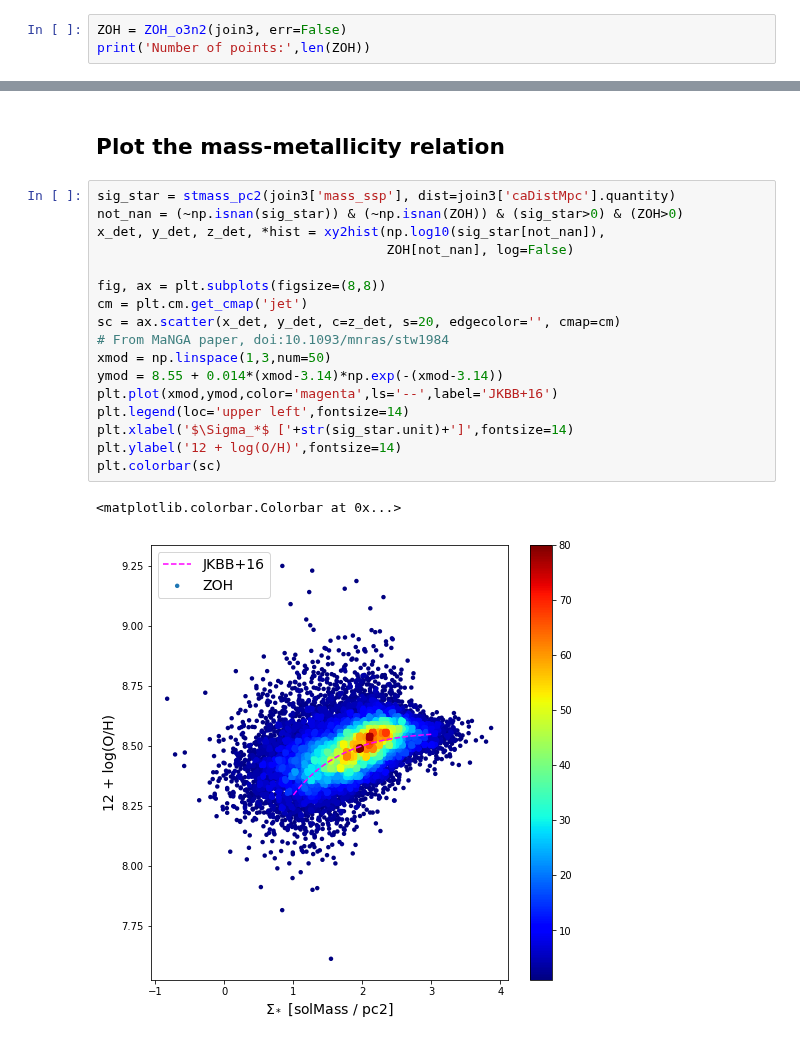
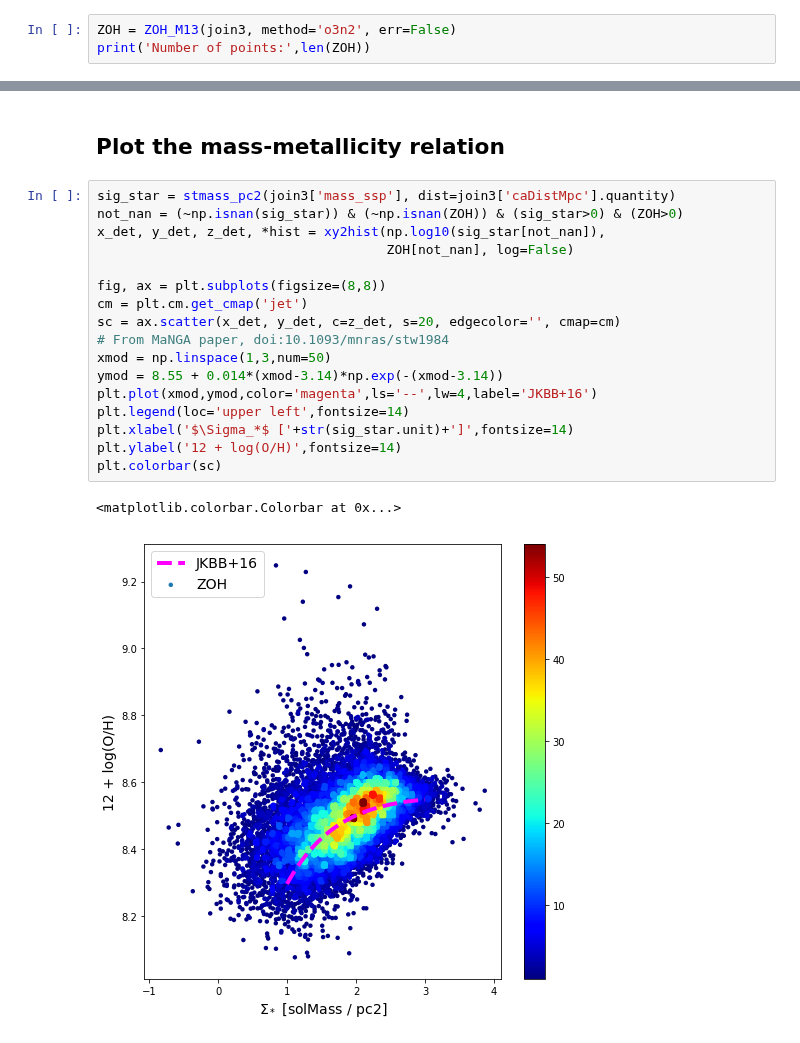
Before and after one commit to tonywong94/edge_pydb, a Jupyter notebook: demo_notebk/Mass-metallicity.ipynb, the cells around one changed output, grey strips where cells are left out. Saved outputs shown, nothing was run; the diff lists cells and outputs as text.

```diff
--- a/demo_notebk/Mass-metallicity.ipynb
+++ b/demo_notebk/Mass-metallicity.ipynb
@@ -63,5 +65,5 @@ print(join3.colnames)
 # %%
-ZOH = ZOH_o3n2(join3, err=False)
+ZOH = ZOH_M13(join3, method='o3n2', err=False)
 print('Number of points:',len(ZOH))
 # %% [output]
 Number of points: 351125
@@ -70,20 +72,20 @@ Number of points: 351125
 # %%
 sig_star = stmass_pc2(join3['mass_ssp'], dist=join3['caDistMpc'].quantity)
 not_nan = (~np.isnan(sig_star)) & (~np.isnan(ZOH)) & (sig_star>0) & (ZOH>0)
 x_det, y_det, z_det, *hist = xy2hist(np.log10(sig_star[not_nan]),
                                      ZOH[not_nan], log=False)
 
 fig, ax = plt.subplots(figsize=(8,8))
 cm = plt.cm.get_cmap('jet')
 sc = ax.scatter(x_det, y_det, c=z_det, s=20, edgecolor='', cmap=cm)
 # From MaNGA paper, doi:10.1093/mnras/stw1984
 xmod = np.linspace(1,3,num=50)
 ymod = 8.55 + 0.014*(xmod-3.14)*np.exp(-(xmod-3.14))
-plt.plot(xmod,ymod,color='magenta',ls='--',label='JKBB+16')
+plt.plot(xmod,ymod,color='magenta',ls='--',lw=4,label='JKBB+16')
 plt.legend(loc='upper left',fontsize=14)
 plt.xlabel('$\Sigma_*$ ['+str(sig_star.unit)+']',fontsize=14)
 plt.ylabel('12 + log(O/H)',fontsize=14)
 plt.colorbar(sc)
 # %% [output]
 <matplotlib.colorbar.Colorbar at 0x...>
-[figure, old version]
+[figure, new version]
```
Also changed, not shown: parts of 4 cells of this notebook, 5 other files.
